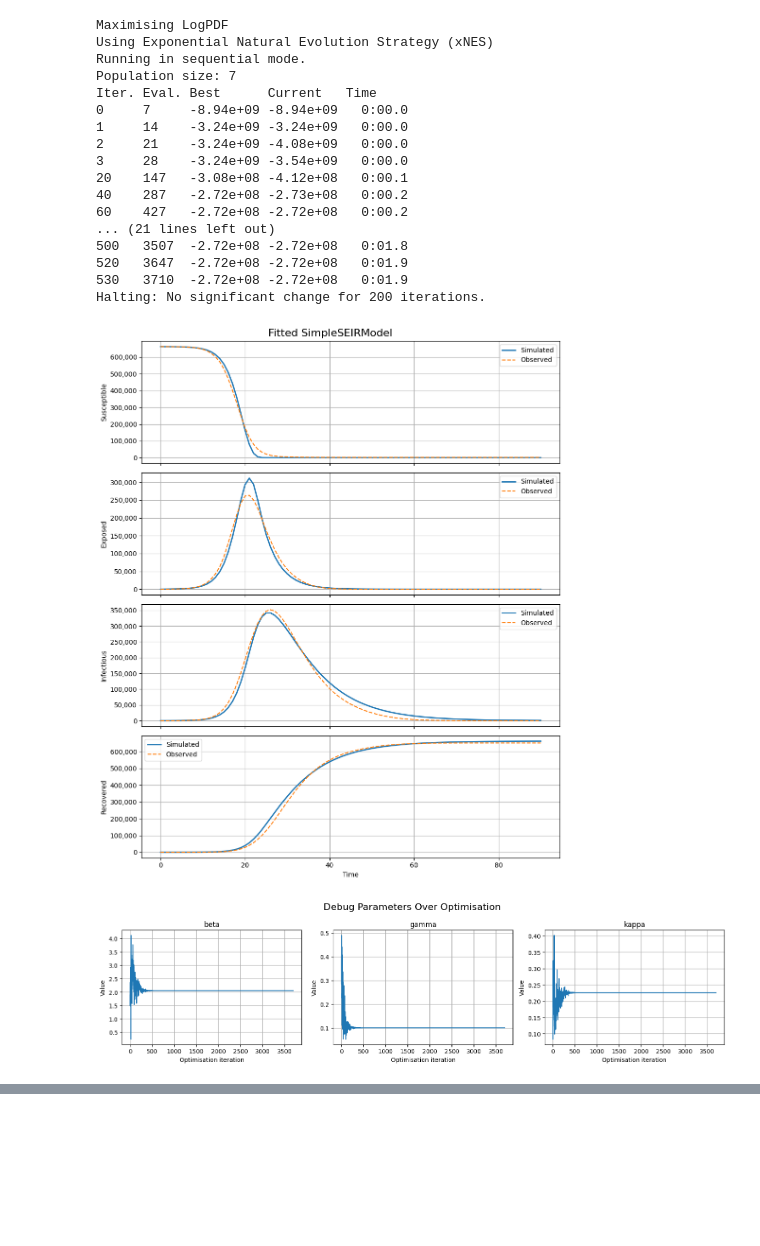
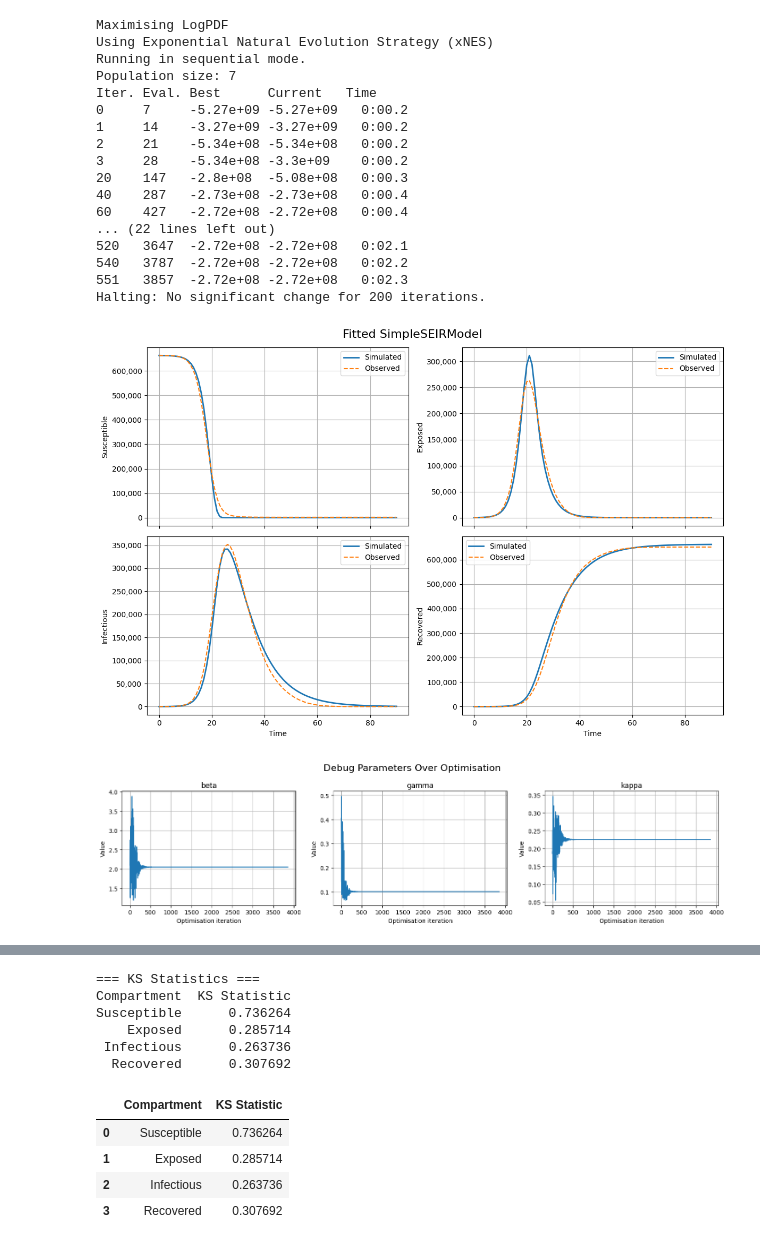
Before and after one commit to Kemuk/first_rotation, a Jupyter notebook: roche_vs_SEIR.ipynb, the cells around one changed output, grey strips where cells are left out. Cells and saved outputs as stored; diff of their text form; code cells hidden in the pictures; blank space fills up the shorter version.

```diff
--- a/roche_vs_SEIR.ipynb
+++ b/roche_vs_SEIR.ipynb
@@ -12,32 +10,34 @@ times = np.arange(len(observed))
 # %%
-
+filepath = "epi_data_comparison/simulation_outputs/normal/output_luxembourg.csv"
+initial_conditions, observed = extract_initial_conditions_and_observed(filepath)
+times = np.arange(91)
 # Simple model
-model = SimpleSEIRModel(initial_conditions)
+model = SimpleSEIRModel(initial_conditions, 2.690)
 result=model.fit_with_pints(times, observed, x0=[1.8, 1/5, 1/3])
 model.compare_estimates_to_truth()
 
 simulated=result["simulated"]
 
 model.compare_estimates_to_truth()
 model.ks_test_summary(observed=observed, simulated=simulated)
 # %% [output]
 Maximising LogPDF
 Using Exponential Natural Evolution Strategy (xNES)
 Running in sequential mode.
 Population size: 7
 Iter. Eval. Best      Current   Time
-0     7     -8.94e+09 -8.94e+09   0:00.0
-1     14    -3.24e+09 -3.24e+09   0:00.0
-2     21    -3.24e+09 -4.08e+09   0:00.0
-3     28    -3.24e+09 -3.54e+09   0:00.0
-20    147   -3.08e+08 -4.12e+08   0:00.1
-40    287   -2.72e+08 -2.73e+08   0:00.2
-60    427   -2.72e+08 -2.72e+08   0:00.2
-... (21 lines left out)
-500   3507  -2.72e+08 -2.72e+08   0:01.8
-520   3647  -2.72e+08 -2.72e+08   0:01.9
-530   3710  -2.72e+08 -2.72e+08   0:01.9
+0     7     -5.27e+09 -5.27e+09   0:00.2
+1     14    -3.27e+09 -3.27e+09   0:00.2
+2     21    -5.34e+08 -5.34e+08   0:00.2
+3     28    -5.34e+08 -3.3e+09    0:00.2
+20    147   -2.8e+08  -5.08e+08   0:00.3
+40    287   -2.73e+08 -2.73e+08   0:00.4
+60    427   -2.72e+08 -2.72e+08   0:00.4
+... (22 lines left out)
+520   3647  -2.72e+08 -2.72e+08   0:02.1
+540   3787  -2.72e+08 -2.72e+08   0:02.2
+551   3857  -2.72e+08 -2.72e+08   0:02.3
 Halting: No significant change for 200 iterations.
-[figure, old version]
+[figure, new version]
-[figure, old version]
+[figure, new version]
 Parameter Comparison:
@@ -58,0 +50,11 @@ Susceptible      0.736264 3.179359e-24                True
+=== KS Statistics ===
+Compartment  KS Statistic
+Susceptible      0.736264
+    Exposed      0.285714
+ Infectious      0.263736
+  Recovered      0.307692
+|  | Compartment | KS Statistic |
+| 0 | Susceptible | 0.736264 |
+| 1 | Exposed | 0.285714 |
+| 2 | Infectious | 0.263736 |
+| 3 | Recovered | 0.307692 |
```
Also changed, not shown: parts of 24 cells of this notebook, 2 other files.
